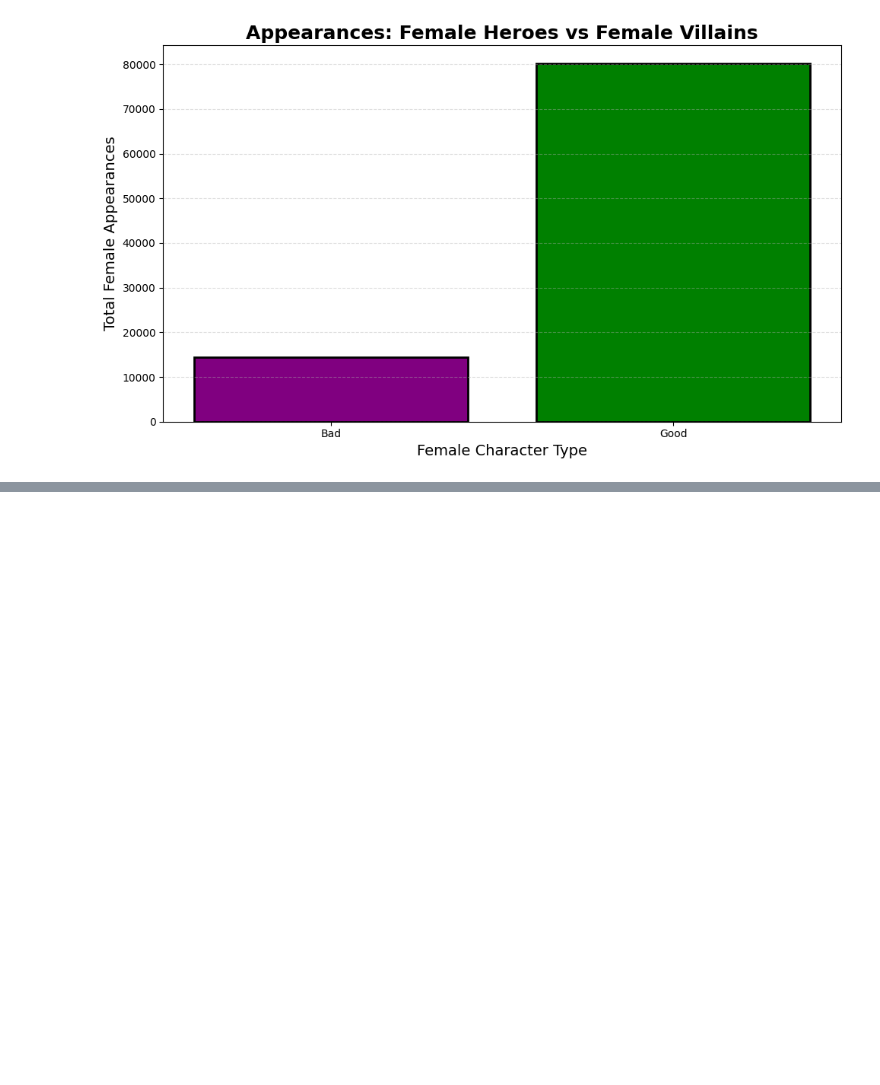
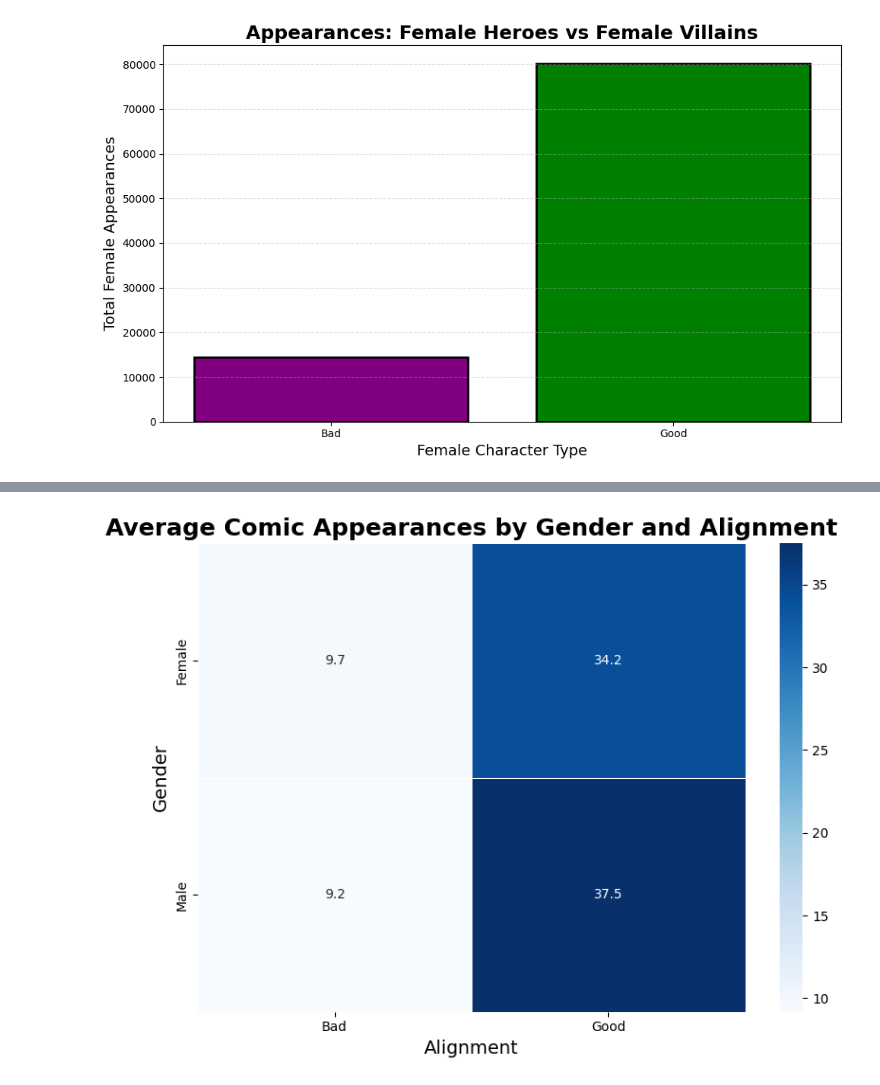
Before and after one commit to Ryanohmm/Data_work, a Jupyter notebook: data.ipynb, the cells around one changed output, grey strips where cells are left out. Saved outputs shown, nothing was run; the diff lists cells and outputs as text; code cells hidden in the pictures; blank space fills up the shorter version.

```diff
--- a/data.ipynb
+++ b/data.ipynb
@@ -587,0 +706,54 @@ plt.show()
+# %%
+# Normalize text fields
+df["ALIGN"] = df["ALIGN"].str.strip().str.title()
+df["SEX"] = df["SEX"].str.strip().str.title()
+
+# Convert APPEARANCES to numeric
+df["APPEARANCES"] = pd.to_numeric(df["APPEARANCES"], errors="coerce")
+
+# Filter dataset
+filtered = df[
+    df["ALIGN"].isin(["Good Characters", "Bad Characters"]) &
+    df["SEX"].isin(["Male Characters", "Female Characters"]) &
+    df["APPEARANCES"].notna() &
+    (df["APPEARANCES"] > 0)
+].copy()
+
+# Create grouping label
+filtered["Group"] = (
+    filtered["SEX"].str.extract(r"(Male|Female)") + " " +
+    filtered["ALIGN"].str.extract(r"(Good|Bad)")
+)
+
+filtered = filtered.dropna(subset=["Group"])
+
+# Pivot table for heatmap (average appearances)
+heatmap_data = filtered.pivot_table(
+    index="SEX",
+    columns="ALIGN",
+    values="APPEARANCES",
+    aggfunc="mean"
+)
+
+# Clean index/column names for readability
+heatmap_data.index = ["Female", "Male"]
+heatmap_data.columns = ["Bad", "Good"]
+
+# Plot heatmap
+plt.figure(figsize=(8, 6))
+sns.heatmap(
+    heatmap_data,
+    annot=True,
+    fmt=".1f",
+    cmap="Blues",
+    linewidths=0.5
+)
+
+plt.title("Average Comic Appearances by Gender and Alignment", fontsize=18, weight="bold")
+plt.xlabel("Alignment", fontsize=14)
+plt.ylabel("Gender", fontsize=14)
+
+plt.tight_layout()
+plt.show()
+# %% [output]
+[figure, added]
```
Also changed, not shown: parts of 4 cells of this notebook, 3 other files.
